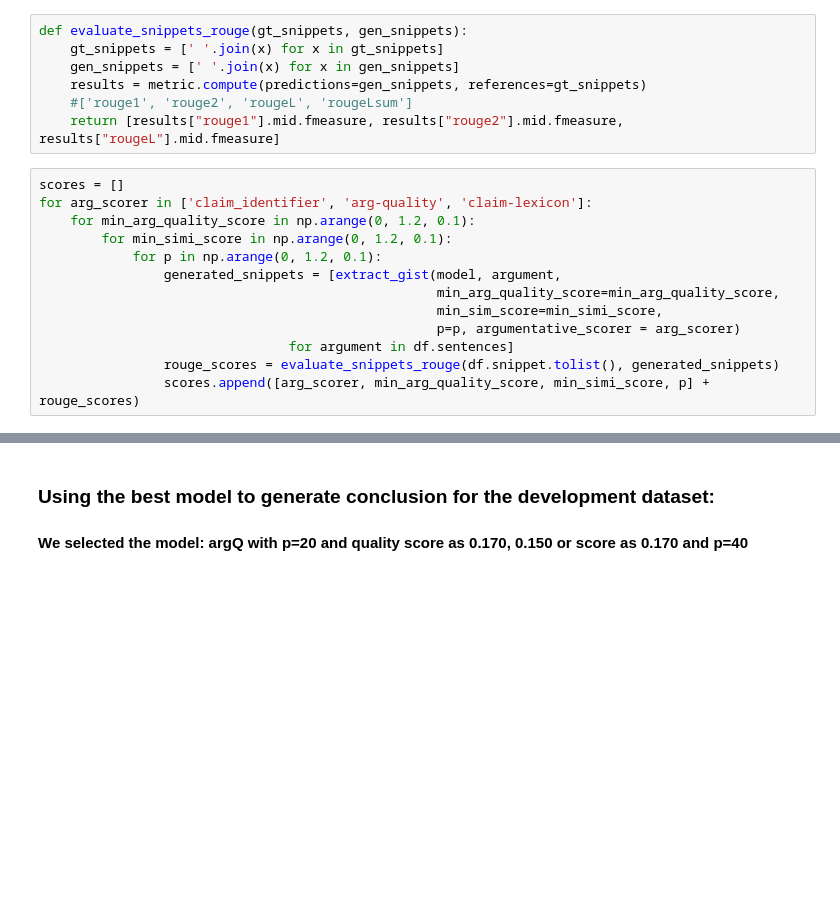
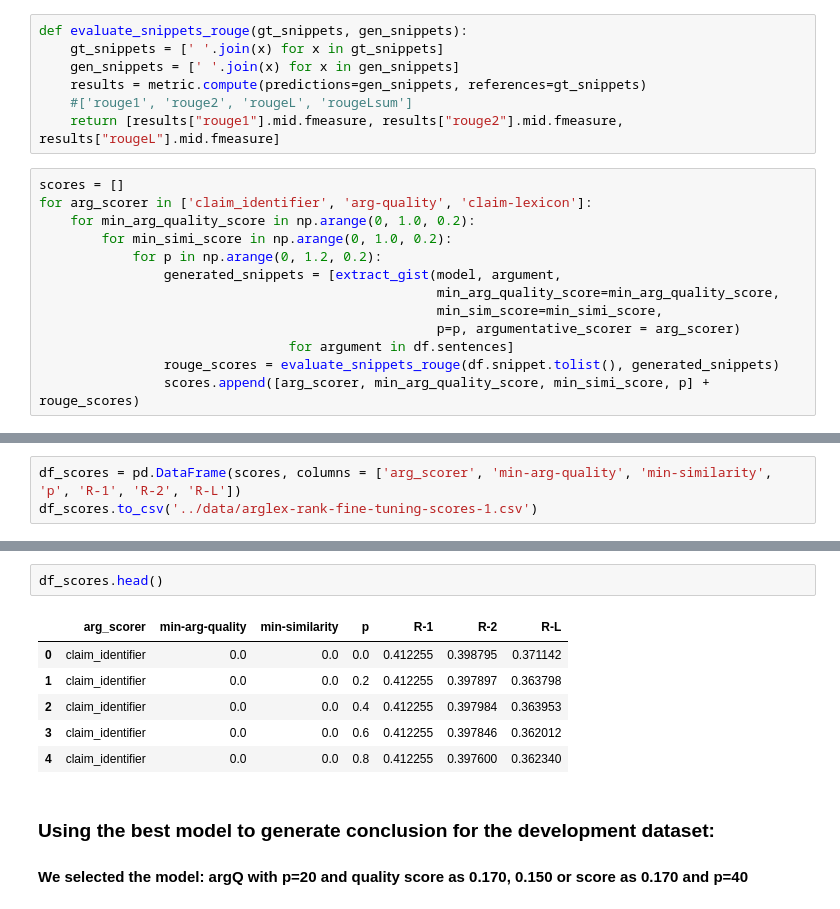
Before and after one commit to webis-de/eacl23-conclusion-based-counter-argument-generation, a Jupyter notebook: notebooks/arglexrank-generate-conclusions.ipynb, the cells around one changed output, grey strips where cells are left out. Cells and saved outputs as stored; diff of their text form; blank space fills up the shorter version.

```diff
--- a/notebooks/arglexrank-generate-conclusions.ipynb
+++ b/notebooks/arglexrank-generate-conclusions.ipynb
@@ -165,9 +163,9 @@ def evaluate_snippets_rouge(gt_snippets, gen_snippets):
 # %%
 scores = []
 for arg_scorer in ['claim_identifier', 'arg-quality', 'claim-lexicon']:
-    for min_arg_quality_score in np.arange(0, 1.2, 0.1):
-        for min_simi_score in np.arange(0, 1.2, 0.1):
-            for p in np.arange(0, 1.2, 0.1):
+    for min_arg_quality_score in np.arange(0, 1.0, 0.2):
+        for min_simi_score in np.arange(0, 1.0, 0.2):
+            for p in np.arange(0, 1.2, 0.2):
                 generated_snippets = [extract_gist(model, argument,
                                                    min_arg_quality_score=min_arg_quality_score,
                                                    min_sim_score=min_simi_score,
@@ -283,0 +200,3 @@ sim_results
+# %%
+df_scores = pd.DataFrame(scores, columns = ['arg_scorer', 'min-arg-quality', 'min-similarity', 'p', 'R-1', 'R-2', 'R-L'])
+df_scores.to_csv('../data/arglex-rank-fine-tuning-scores-1.csv')
@@ -284,3 +216,12 @@ sim_results
+# %%
+df_scores.head()
+# %% [output]
+|  | arg_scorer | min-arg-quality | min-similarity | p | R-1 | R-2 | R-L |
+| 0 | claim_identifier | 0.0 | 0.0 | 0.0 | 0.412255 | 0.398795 | 0.371142 |
+| 1 | claim_identifier | 0.0 | 0.0 | 0.2 | 0.412255 | 0.397897 | 0.363798 |
+| 2 | claim_identifier | 0.0 | 0.0 | 0.4 | 0.412255 | 0.397984 | 0.363953 |
+| 3 | claim_identifier | 0.0 | 0.0 | 0.6 | 0.412255 | 0.397846 | 0.362012 |
+| 4 | claim_identifier | 0.0 | 0.0 | 0.8 | 0.412255 | 0.397600 | 0.362340 |
 # %% [markdown]
 ### Using the best model to generate conclusion for the development dataset:
 
```
Also changed, not shown: parts of 10 cells of this notebook, 5 other files.
